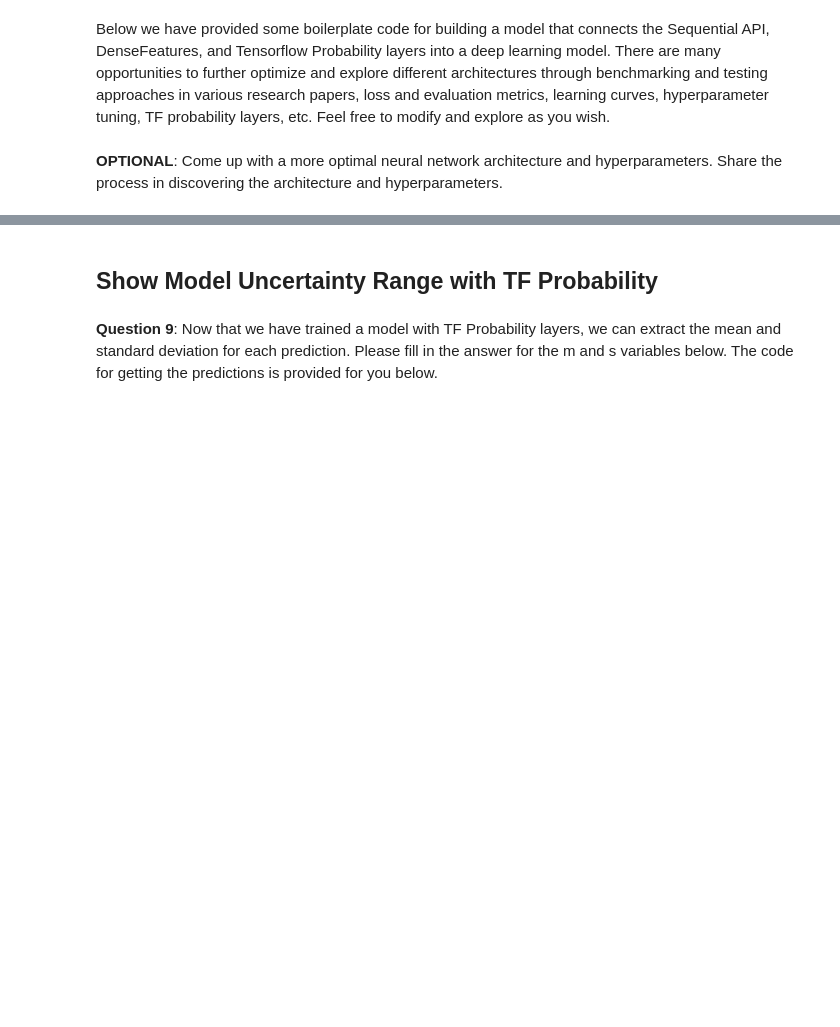
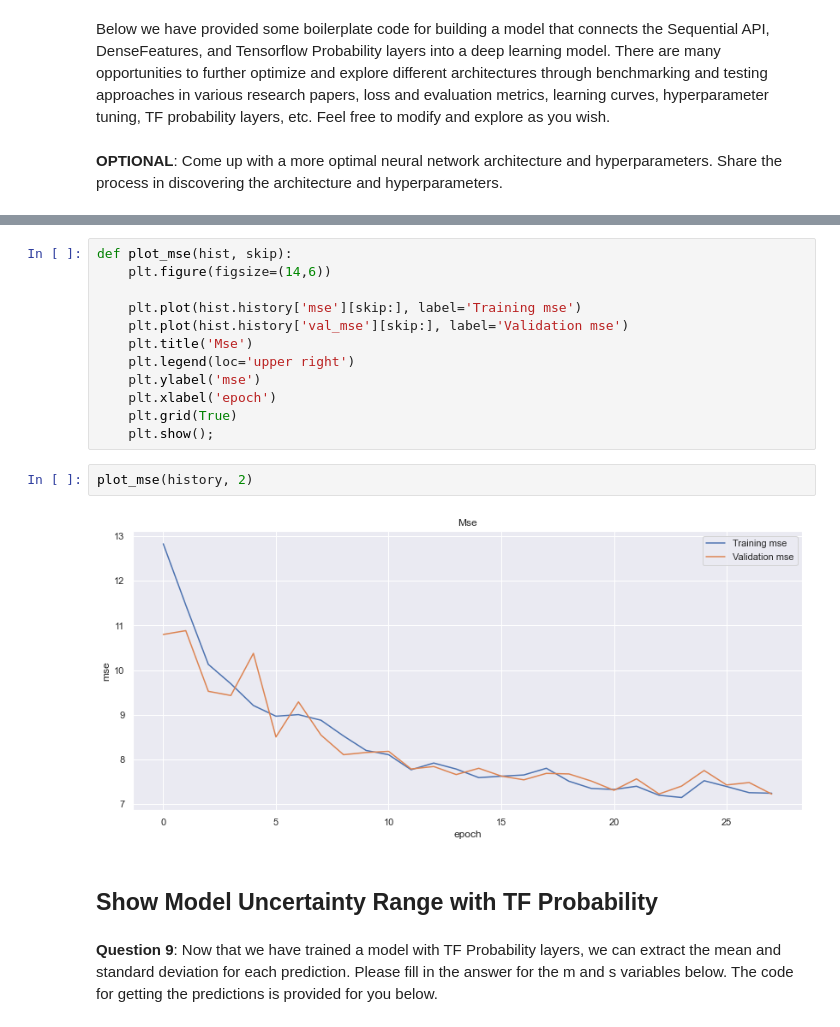
Before and after one commit to luigisaetta/uci-diabetes, a Jupyter notebook: project/starter_code/student_project.ipynb, the cells around one changed output, grey strips where cells are left out. Cells and saved outputs as stored; diff of their text form; blank space fills up the shorter version.

```diff
--- a/project/starter_code/student_project.ipynb
+++ b/project/starter_code/student_project.ipynb
@@ -643,3 +783,19 @@ diabetes_model, history = build_diabetes_model(diabetes_train_ds, diabetes_val_d
+# %%
+def plot_mse(hist, skip):
+    plt.figure(figsize=(14,6))
+
+    plt.plot(hist.history['mse'][skip:], label='Training mse')
+    plt.plot(hist.history['val_mse'][skip:], label='Validation mse')
+    plt.title('Mse')
+    plt.legend(loc='upper right')
+    plt.ylabel('mse')
+    plt.xlabel('epoch')
+    plt.grid(True)
+    plt.show();
+# %%
+plot_mse(history, 2)
+# %% [output]
+[figure, added]
 # %% [markdown]
 ## Show Model Uncertainty Range with TF Probability
 # %% [markdown]
```
Also changed, not shown: parts of 13 cells of this notebook, 1 other file.
